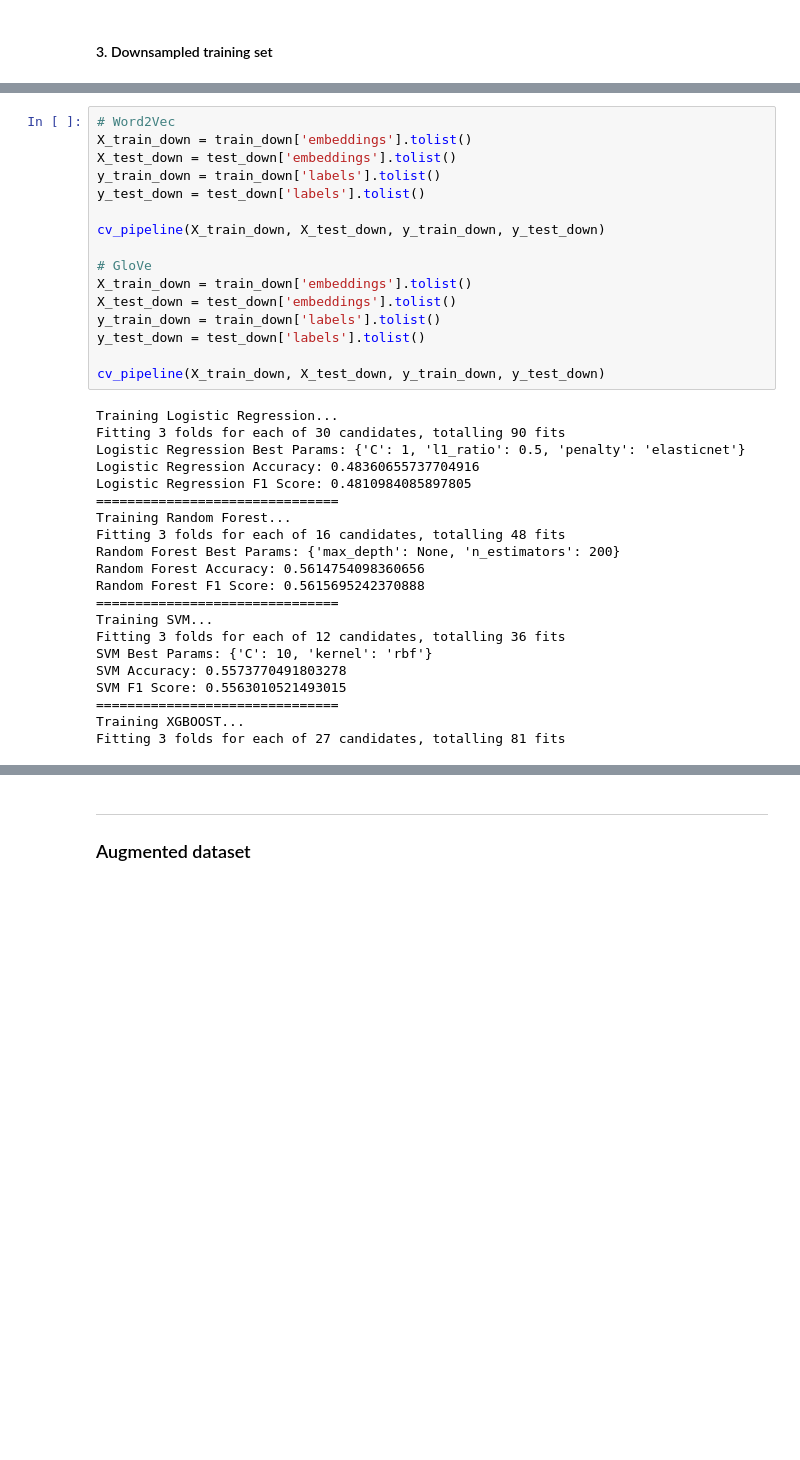
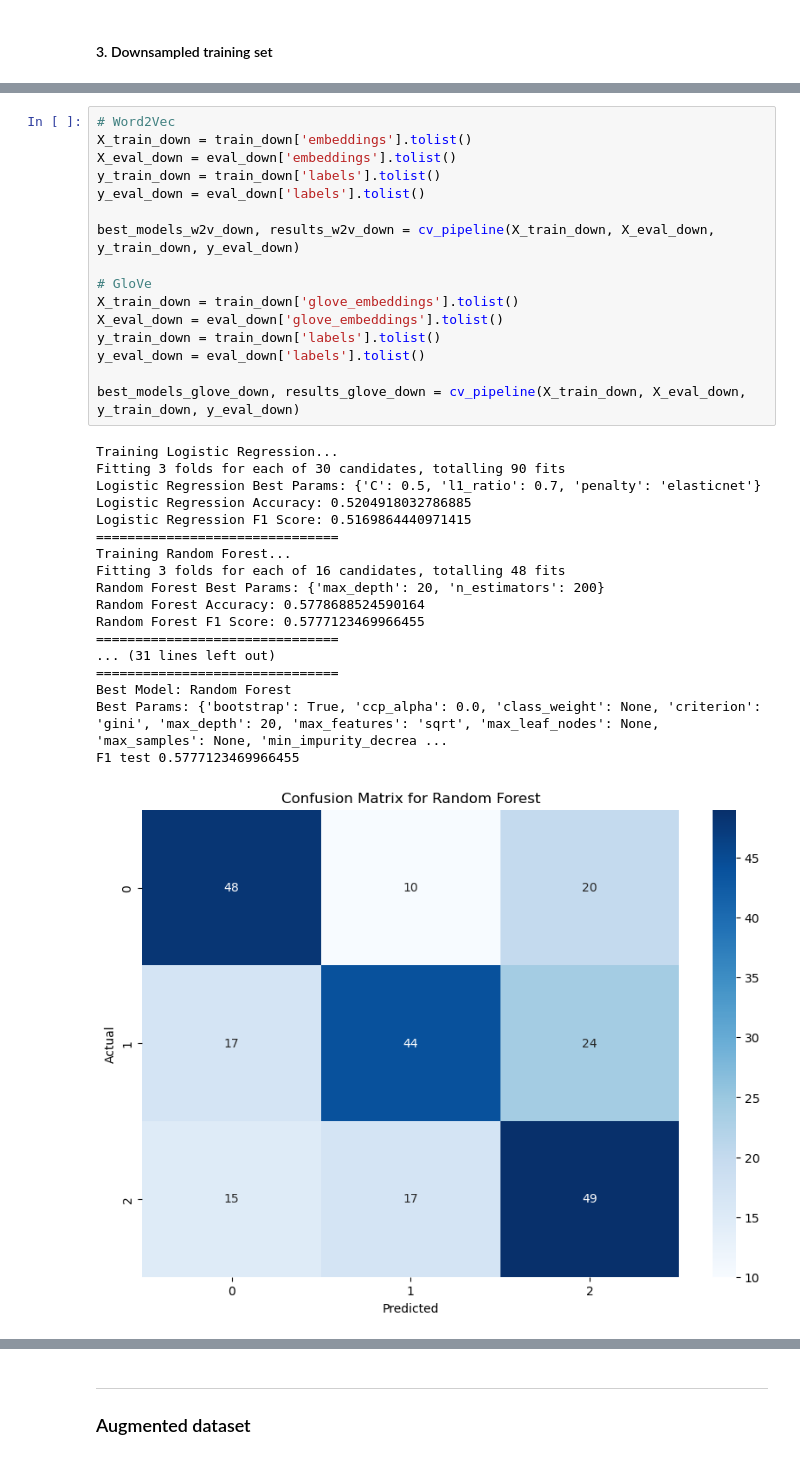
Before and after one commit to paultltc/InflaBERT, a Jupyter notebook: source/training/SA.ipynb, the cells around one changed output, grey strips where cells are left out. Drawn from its saved outputs; the diff is of its cells as text; blank space fills up the shorter version.

```diff
--- a/source/training/SA.ipynb
+++ b/source/training/SA.ipynb
@@ -527,37 +621,35 @@ train_down, eval_down, test_down = full_pipeline_w2v_glove(train=train_down_df,
 # %%
 # Word2Vec
 X_train_down = train_down['embeddings'].tolist()
-X_test_down = test_down['embeddings'].tolist()
+X_eval_down = eval_down['embeddings'].tolist()
 y_train_down = train_down['labels'].tolist()
-y_test_down = test_down['labels'].tolist()
+y_eval_down = eval_down['labels'].tolist()
 
-cv_pipeline(X_train_down, X_test_down, y_train_down, y_test_down)
+best_models_w2v_down, results_w2v_down = cv_pipeline(X_train_down, X_eval_down, y_train_down, y_eval_down)
 
 # GloVe
-X_train_down = train_down['embeddings'].tolist()
-X_test_down = test_down['embeddings'].tolist()
+X_train_down = train_down['glove_embeddings'].tolist()
+X_eval_down = eval_down['glove_embeddings'].tolist()
 y_train_down = train_down['labels'].tolist()
-y_test_down = test_down['labels'].tolist()
+y_eval_down = eval_down['labels'].tolist()
 
-cv_pipeline(X_train_down, X_test_down, y_train_down, y_test_down)
+best_models_glove_down, results_glove_down = cv_pipeline(X_train_down, X_eval_down, y_train_down, y_eval_down)
 # %% [output]
 Training Logistic Regression...
 Fitting 3 folds for each of 30 candidates, totalling 90 fits
-Logistic Regression Best Params: {'C': 1, 'l1_ratio': 0.5, 'penalty': 'elasticnet'}
-Logistic Regression Accuracy: 0.48360655737704916
-Logistic Regression F1 Score: 0.4810984085897805
+Logistic Regression Best Params: {'C': 0.5, 'l1_ratio': 0.7, 'penalty': 'elasticnet'}
+Logistic Regression Accuracy: 0.5204918032786885
+Logistic Regression F1 Score: 0.5169864440971415
 ===============================
 Training Random Forest...
 Fitting 3 folds for each of 16 candidates, totalling 48 fits
-Random Forest Best Params: {'max_depth': None, 'n_estimators': 200}
-Random Forest Accuracy: 0.5614754098360656
-Random Forest F1 Score: 0.5615695242370888
+Random Forest Best Params: {'max_depth': 20, 'n_estimators': 200}
+Random Forest Accuracy: 0.5778688524590164
+Random Forest F1 Score: 0.5777123469966455
 ===============================
-Training SVM...
-Fitting 3 folds for each of 12 candidates, totalling 36 fits
-SVM Best Params: {'C': 10, 'kernel': 'rbf'}
-SVM Accuracy: 0.5573770491803278
-SVM F1 Score: 0.5563010521493015
+... (31 lines left out)
 ===============================
-Training XGBOOST...
-Fitting 3 folds for each of 27 candidates, totalling 81 fits
+Best Model: Random Forest
+Best Params: {'bootstrap': True, 'ccp_alpha': 0.0, 'class_weight': None, 'criterion': 'gini', 'max_depth': 20, 'max_features': 'sqrt', 'max_leaf_nodes': None, 'max_samples': None, 'min_impurity_decrea ...
+F1 test 0.5777123469966455
+[figure, new version]
```
Also changed, not shown: parts of 14 cells of this notebook, 2 other files.
